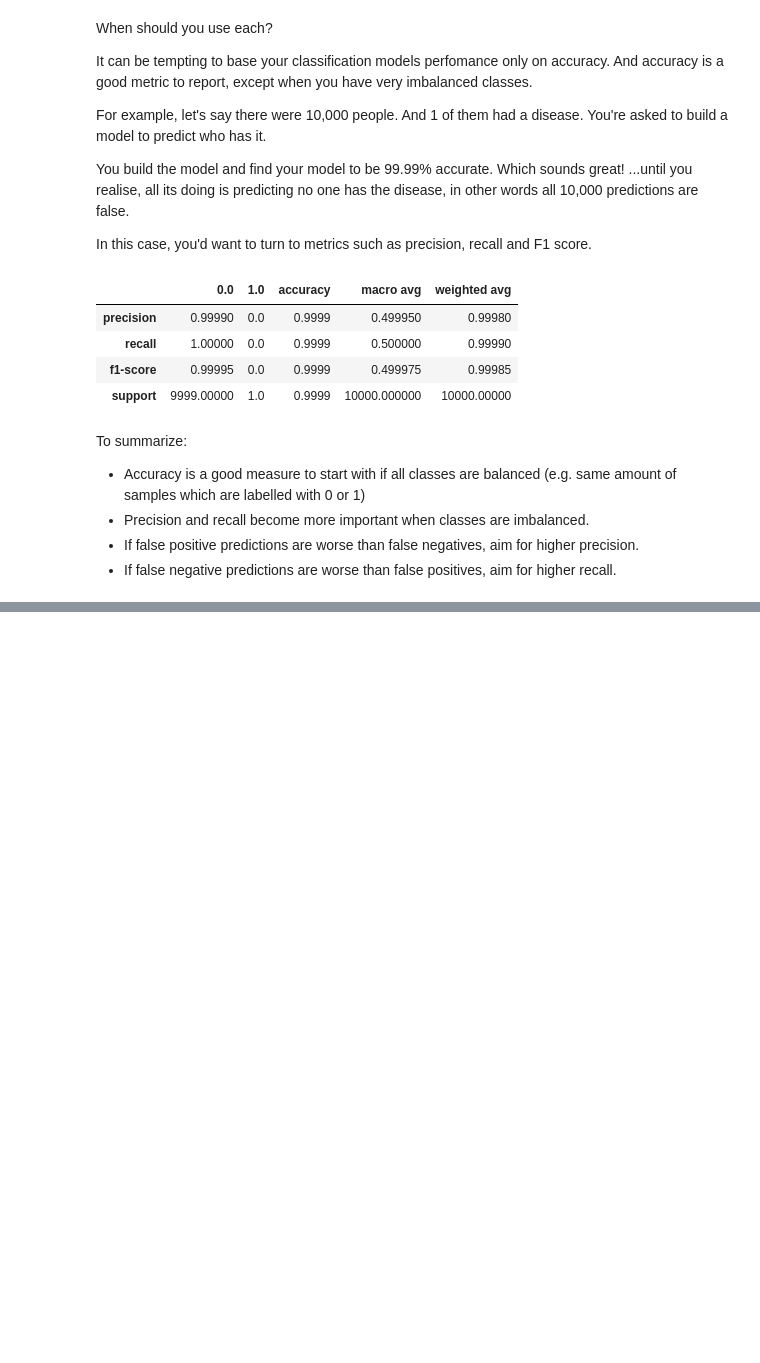
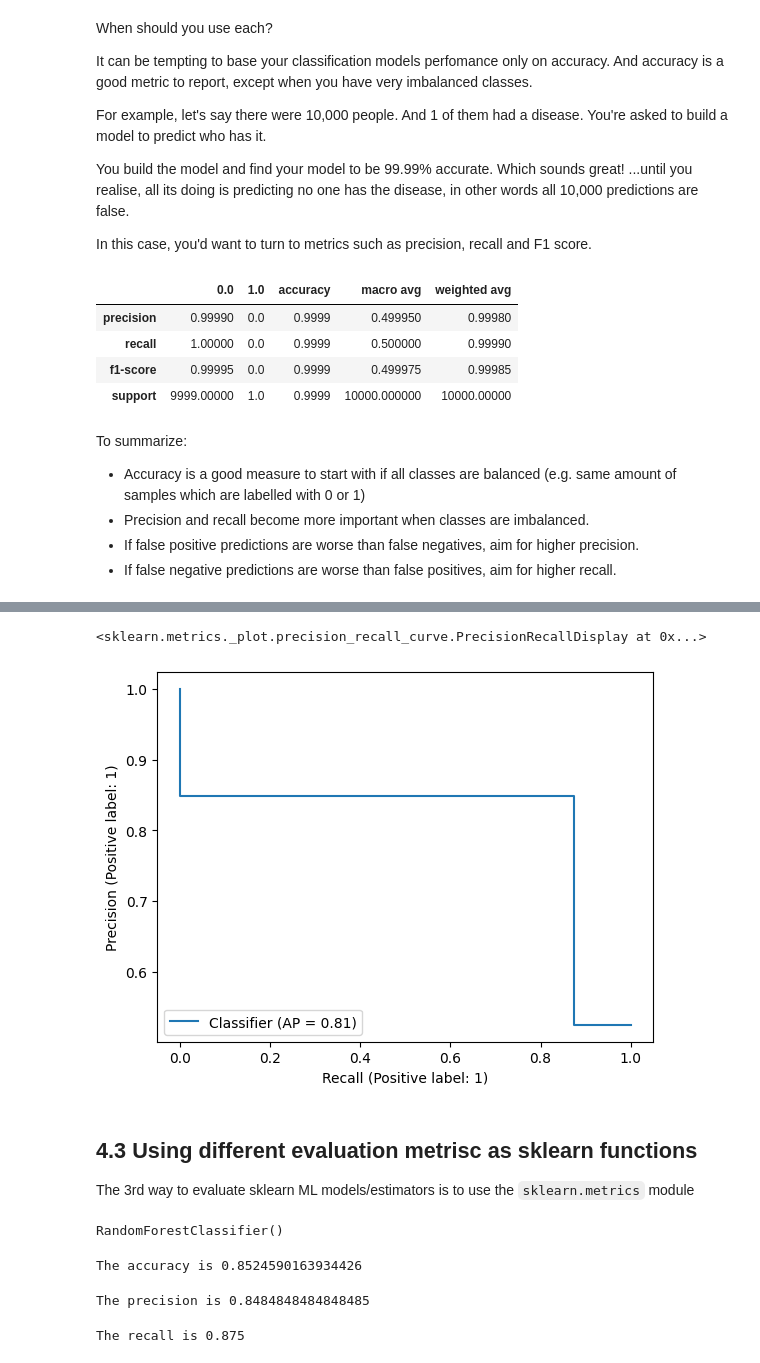
Before and after one commit to Shuraimi/zero-to-mastery-ai-ml-course, a Jupyter notebook: notebooks/Introduction_to_scikitlearn_2.ipynb, the cells around one changed output, grey strips where cells are left out. Drawn from its saved outputs; the diff is of its cells as text; code cells hidden in the pictures; blank space fills up the shorter version.

```diff
--- a/notebooks/Introduction_to_scikitlearn_2.ipynb
+++ b/notebooks/Introduction_to_scikitlearn_2.ipynb
@@ -1442,0 +1761,44 @@ To summarize:
+# %%
+# precisionRecallDisplay.from_predictions
+from sklearn.metrics import PrecisionRecallDisplay
+
+PrecisionRecallDisplay.from_predictions(y_test,
+                                       y_preds)
+# %% [output]
+<sklearn.metrics._plot.precision_recall_curve.PrecisionRecallDisplay at 0x...>
+[figure, added]
+# %% [markdown]
+## 4.3 Using different evaluation metrisc as sklearn functions
+
+The 3rd way to evaluate sklearn ML models/estimators is to use the `sklearn.metrics` module
+# %%
+# classification problem and we import the commonly used metrics for classification
+from sklearn.metrics import accuracy_score, precision_score, recall_score, f1_score
+from sklearn.ensemble import RandomForestClassifier
+from sklearn.model_selection import train_test_split
+
+np.random.seed(42)
+
+X=heart_disease.drop('target',axis=1)
+y=heart_disease.target
+
+X_train,X_test,y_train,y_test=train_test_split(X,
+                                              y,
+                                              test_size=0.2)
+clf=RandomForestClassifier()
+clf.fit(X_train,y_train)
+# %% [output]
+RandomForestClassifier()
+# %%
+y_preds=clf.predict(X_test)
+print(f"The accuracy is {accuracy_score(y_test,y_preds)}")
+# %% [output]
+The accuracy is 0.8524590163934426
+# %%
+print(f"The precision is {precision_score(y_test,y_preds)}")
+# %% [output]
+The precision is 0.8484848484848485
+# %%
+print(f"The recall is {recall_score(y_test,y_preds)}")
+# %% [output]
+The recall is 0.875
```
Also changed, not shown: parts of 83 cells of this notebook.
